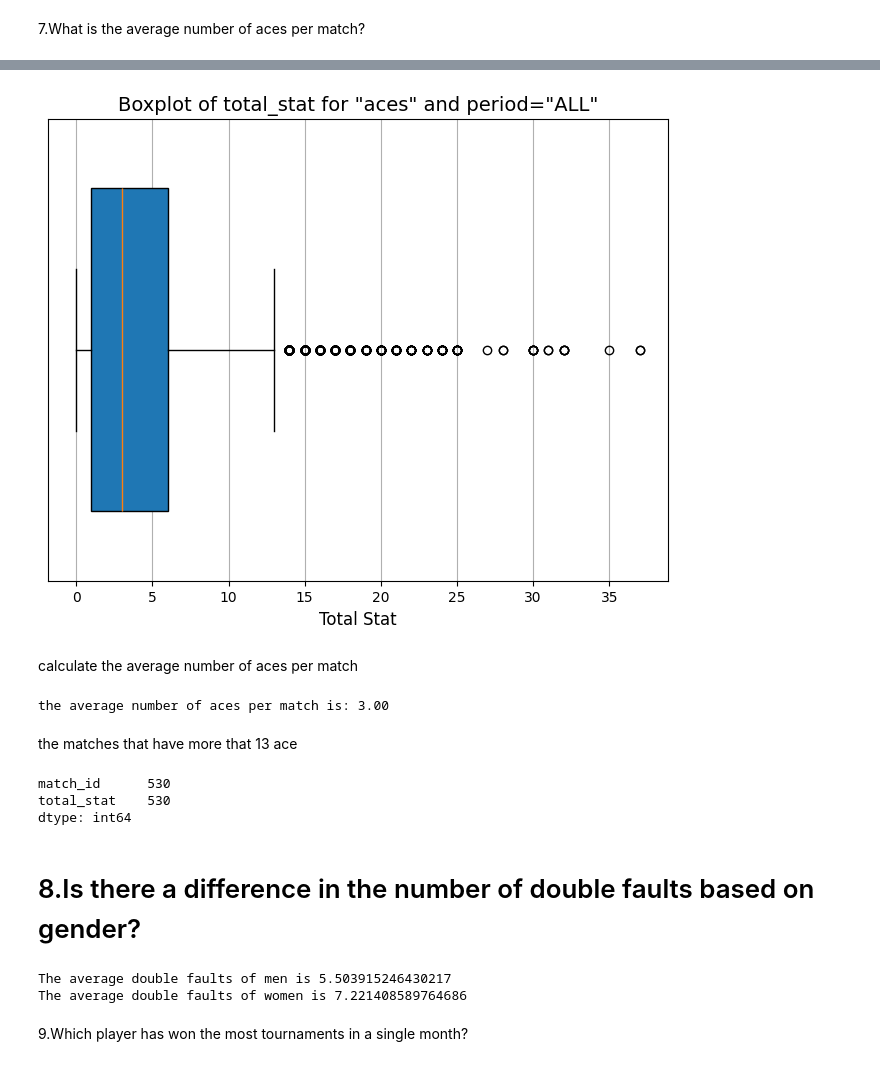
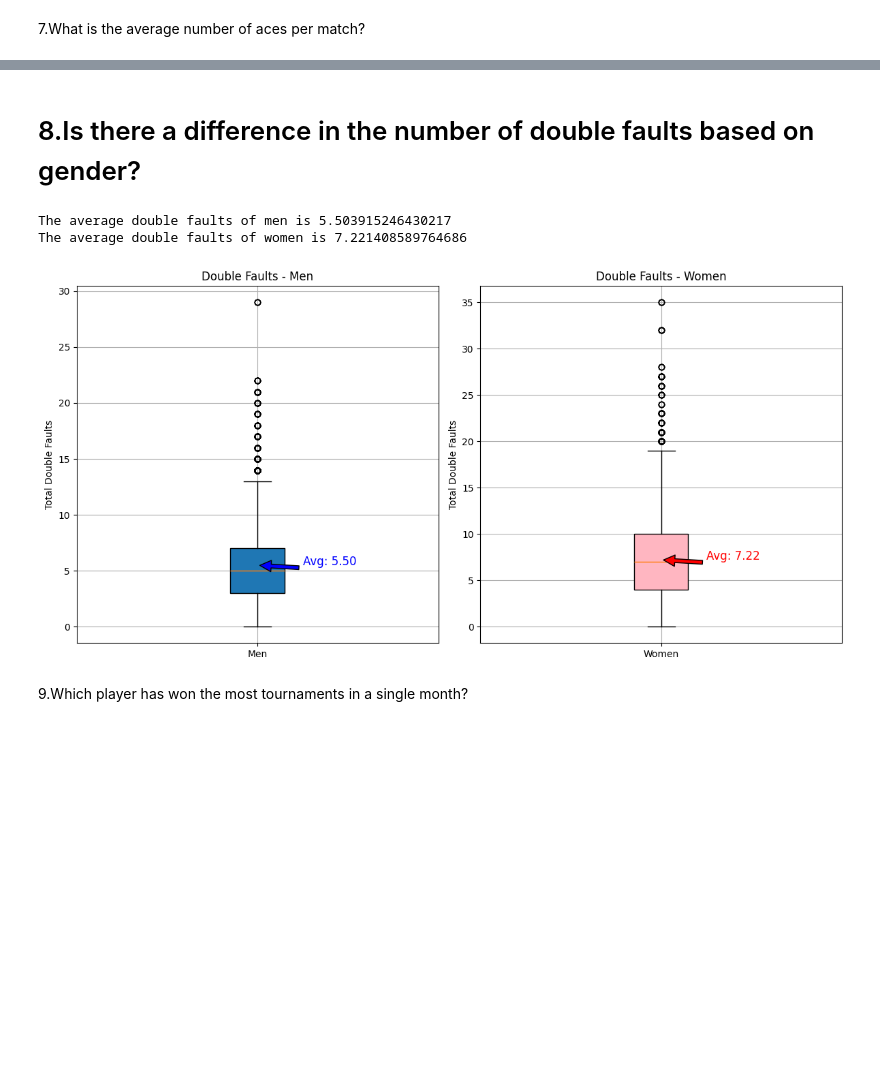
Before and after one commit to HosseinFaghihi/tennismatch_coop_coding, a Jupyter notebook: tproject.ipynb, the cells around one changed output, grey strips where cells are left out. Cells and saved outputs as stored; diff of their text form; code cells hidden in the pictures; blank space fills up the shorter version.

```diff
--- a/tproject.ipynb
+++ b/tproject.ipynb
@@ -531,38 +622,8 @@ boxplot can help identify skewness and outliers
-# %%
-plt.figure(figsize=(8, 6))
-plt.boxplot(aces_df['total_stat'], vert=False, patch_artist=True, widths=0.7)
-plt.title('Boxplot of total_stat for "aces" and period="ALL"', fontsize=14)
-plt.xlabel('Total Stat', fontsize=12)
-plt.yticks([], [])
-plt.grid(True)
-plt.show()
-# %% [output]
-[figure, removed]
-# %% [markdown]
-calculate the average number of aces per match
-# %%
-# Calculate the median of total_stat
-median_total_stat = aces_df['total_stat'].median()
-
-# Print the mean of total_stat
-print(f"the average number of aces per match is: {median_total_stat:.2f}")
-# %% [output]
-the average number of aces per match is: 3.00
-# %% [markdown]
-the matches that have more that 13 ace
-# %%
-aces_df[['match_id','total_stat']].loc[aces_df['total_stat']>13].count()
-# %% [output]
-match_id      530
-total_stat    530
-dtype: int64
 # %% [markdown]
 <h1>
 8.Is there a difference in the number of double faults based on gender?
 </h1>
 # %%
-import pandas as pd
-
 # Extract the 'statistics' and 'home_team' dataframes from the grouped data frames
 statistics_df = grouped_data_frames['statistics']
 home_team_df = grouped_data_frames['home_team']
@@ -570,33 +631,62 @@ home_team_df = grouped_data_frames['home_team']
 # Filter the statistics dataframe for rows where 'statistic_name' is 'double_faults' and 'period' is 'ALL'
 double_faults_df = statistics_df[(statistics_df['statistic_name'] == 'double_faults') & (statistics_df['period'] == 'ALL')].copy()
 
 # Convert 'home_stat' and 'away_stat' to numeric, coerce errors to NaN
 double_faults_df['home_stat'] = pd.to_numeric(double_faults_df['home_stat'], errors='coerce')
 double_faults_df['away_stat'] = pd.to_numeric(double_faults_df['away_stat'], errors='coerce')
 
 # Calculate 'total_stat' as the sum of 'home_stat' and 'away_stat'
 double_faults_df['total_stat'] = double_faults_df['home_stat'] + double_faults_df['away_stat']
 
 # Extract the 'match_id' and 'gender' columns from the home team dataframe
 player_gender = home_team_df[['match_id', 'gender']]
 
 # Merge the player gender information with the double faults dataframe
 double_faults = double_faults_df.merge(player_gender, on='match_id', how='left')
 
 # Separate the data into men and women
 double_faults_women = double_faults[double_faults['gender'] == 'F']
 double_faults_men = double_faults[double_faults['gender'] == 'M']
 
 # Calculate the average double faults for men and women
 average_double_faults_men = double_faults_men['total_stat'].mean()
 average_double_faults_women = double_faults_women['total_stat'].mean()
 
 # Print the average double faults
 print(f'The average double faults of men is {average_double_faults_men}')
 print(f'The average double faults of women is {average_double_faults_women}')
+
+# Plot the boxplots
+plt.figure(figsize=(12, 6))
+
+# Boxplot for men
+plt.subplot(1, 2, 1)
+plt.boxplot(double_faults_men['total_stat'].dropna(), patch_artist=True)
+plt.title('Double Faults - Men')
+plt.ylabel('Total Double Faults')
+plt.xticks([1], ['Men'])
+plt.grid(True)
+plt.annotate(f'Avg: {average_double_faults_men:.2f}', xy=(1, average_double_faults_men), xytext=(1.2, average_double_faults_men),
+             arrowprops=dict(facecolor='blue', shrink=0.05), fontsize=12, color='blue', ha='center')
+# Boxplot for women
+plt.subplot(1, 2, 2)
+plt.boxplot(double_faults_women['total_stat'].dropna(), patch_artist=True, boxprops=dict(facecolor='lightpink'))
+plt.title('Double Faults - Women')
+plt.ylabel('Total Double Faults')
+plt.xticks([1], ['Women'])
+plt.grid(True)
+plt.annotate(f'Avg: {average_double_faults_women:.2f}', xy=(1, average_double_faults_women), xytext=(1.2, average_double_faults_women),
+             arrowprops=dict(facecolor='red', shrink=0.05), fontsize=12, color='red', ha='center')
+# Add annotations
+
+
+
+plt.tight_layout()
+plt.show()
 # %% [output]
 The average double faults of men is 5.503915246430217
 The average double faults of women is 7.221408589764686
+[figure, added]
 # %% [markdown]
 9.Which player has won the most tournaments in a single month?
 # %%
```
Also changed, not shown: parts of 7 cells of this notebook.
